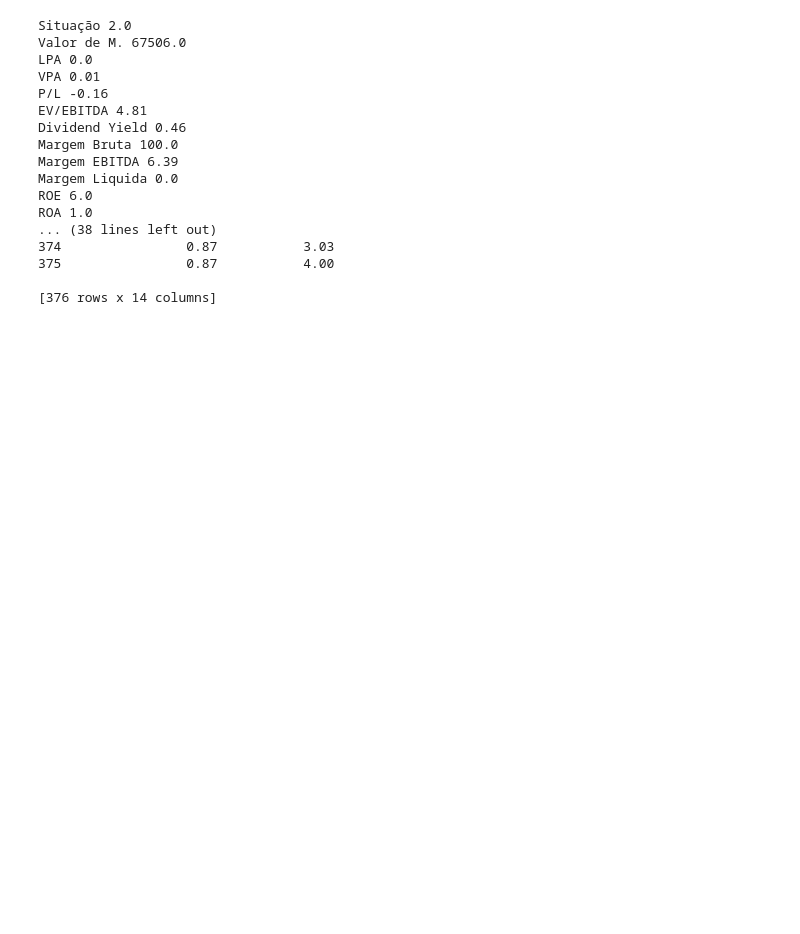
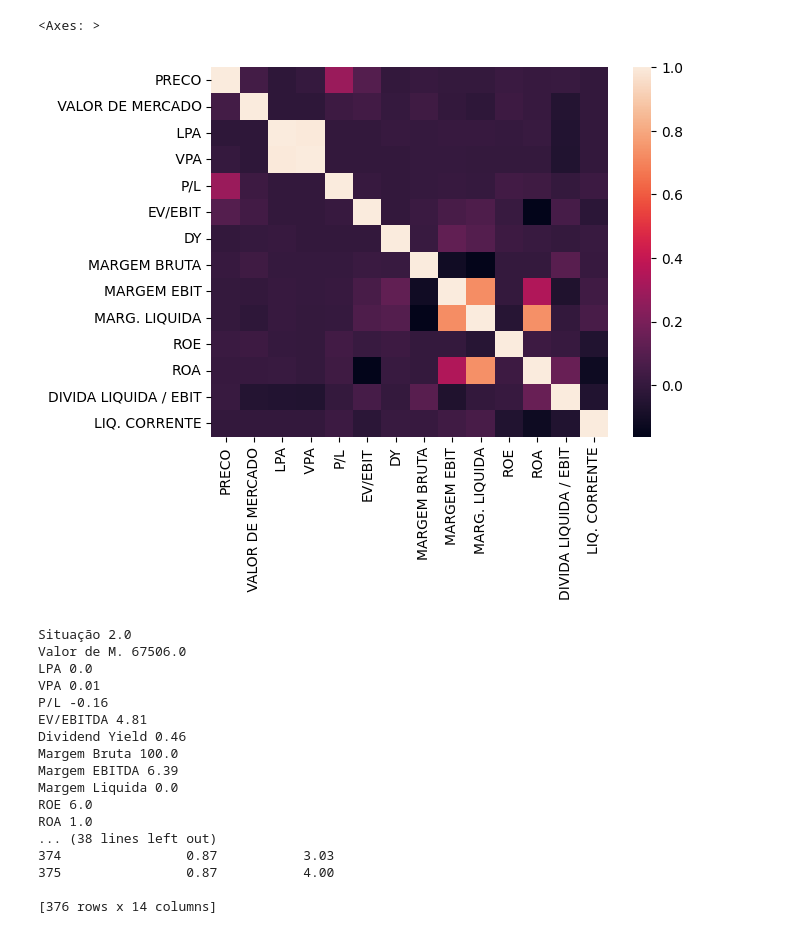
Before and after one commit to MessiasOli/aula_am_acoes, a Jupyter notebook: Clustering.ipynb, the cells around one changed output. Drawn from its saved outputs; the diff is of its cells as text; code cells hidden in the pictures; blank space fills up the shorter version.

```diff
--- a/Clustering.ipynb
+++ b/Clustering.ipynb
@@ -8,0 +10,5 @@ from sklearn.metrics import silhouette_score, davies_bouldin_score
+# %%
+# Carregar os dados de exemplo
+data = pd.read_excel('statusinvest-filtrada.xlsx')
+
+data.info()
@@ -8,0 +52,8 @@ from sklearn.metrics import silhouette_score, davies_bouldin_score
+# %%
+for column in data.columns:
+    # Calcular a moda da coluna
+    mode_value = data[column].mode()[0]
+    print(column, mode_value)
+
+    # Substituir os valores NaN pela moda da coluna
+    data[column].fillna(mode_value, inplace=True)
@@ -8,0 +127,3 @@ from sklearn.metrics import silhouette_score, davies_bouldin_score
+# %%
+correlation = data.corr()
+correlation
@@ -9,3 +146,8 @@ from sklearn.metrics import silhouette_score, davies_bouldin_score
+# %%
+sns.heatmap(correlation, annot=False)
+# %% [output]
+<Axes: >
+[figure, added]
 # %%
 # Carregar os dados de exemplo
 #data = pd.read_excel('BD completo.xlsx')
```
Also changed, not shown: parts of 10 cells of this notebook, 3 other files.
